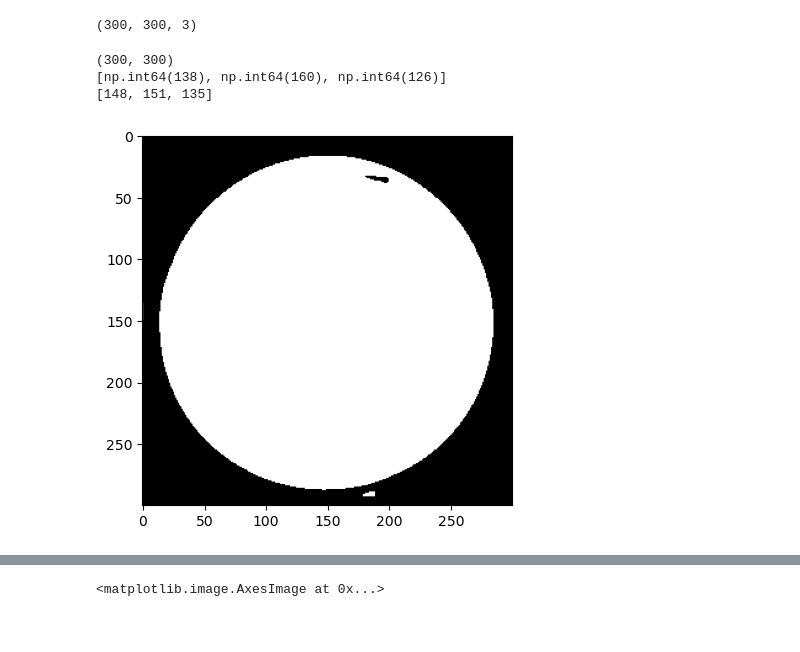
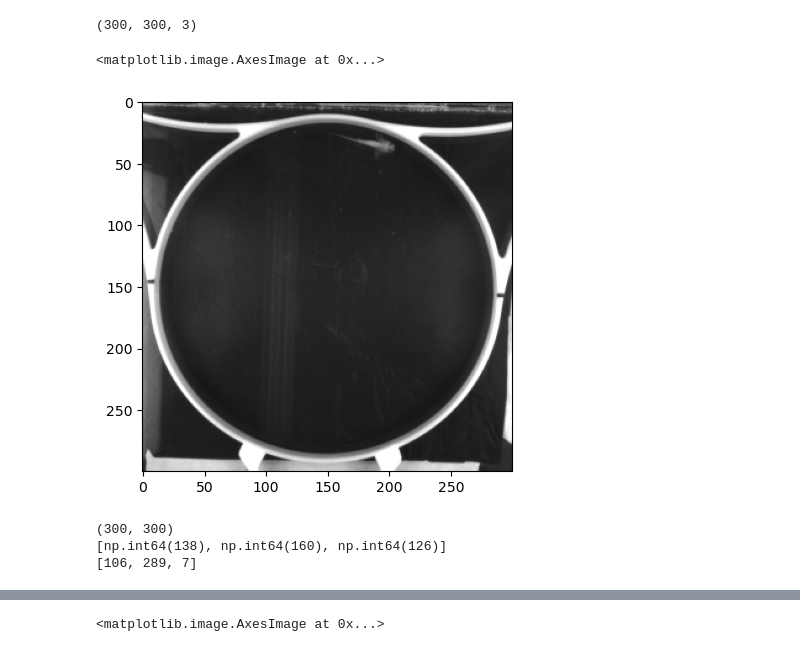
Before and after one commit to lengfei5/image_analysis_test, a Jupyter notebook: axolotl_tracking_batch_v1.3.beta.ipynb, the cells around one changed output, grey strips where cells are left out. Saved outputs shown, nothing was run; the diff lists cells and outputs as text; code cells hidden in the pictures.

```diff
--- a/axolotl_tracking_batch_v1.3.beta.ipynb
+++ b/axolotl_tracking_batch_v1.3.beta.ipynb
@@ -53,13 +55,12 @@ True
 ## global function to find alternative circle with fllodfill, findcontour and find minimal circle
 def circle_ostu_floodfill_contour_mincircle(frame, circle_center):
 
-    frame_ring = frame
+    frame_ring = frame.copy()
 
     circle_x = circle_center[0]
     circle_y = circle_center[1]
 
     mask_ring = np.zeros(frame_ring.shape)
-    #mask = cv2.circle(mask, (147, 155), 130, (255,255,255), -1)
     mask_ring = cv2.circle(mask_ring, (circle_x, circle_y), 150 , (255,255,255), -1)
 
     frame_ring[mask_ring ==  0] = 0
@@ -200,6 +201,6 @@ nb of videos to process: 19:
 # %%
 ## test only specific video
-folder_names = folder_names[1]
+#folder_names = folder_names[0]
 
 #print(folder_names)
 #if isinstance(folder_names, str):
@@ -514,7 +537,7 @@ print(len(folder_names))
 19
 # %%
 ## test only specific video
-folder_names = folder_names[1]
+folder_names = folder_names[0]
 #print(folder_names)
 if isinstance(folder_names, str):
     folder_names = [folder_names]
@@ -616,6 +639,11 @@ print(this)
 print(frame.shape)
 # %% [output]
 (300, 300, 3)
+# %%
+plt.imshow(frame,'gray')
+# %% [output]
+<matplotlib.image.AxesImage at 0x...>
+[figure, added]
 # %%
 #gray_frame = cv2.cvtColor(frame, cv2.COLOR_BGR2GRAY)
 #blur_frame = cv2.medianBlur(gray_frame, 5)
@@ -654,8 +682,8 @@ if circles is not None:
 print(circle_position)
 
 try:
-    #circle_new = circle_ostu_floodfill_contour_mincircle(frame, [circle_x, circle_y])
-    circle_new = circle_ostu_floodfill_contour_mincircle(frame, [150, 150])
+    circle_new = circle_ostu_floodfill_contour_mincircle(frame, [circle_x, circle_y])
+    #circle_new = circle_ostu_floodfill_contour_mincircle(frame, [150, 150])
     print(circle_new)
 
     if circle_new is not None and circle_new[2] > 110:
@@ -663,6 +691,7 @@ try:
         circle_position = circle_new
 
 except:
+
     print("error in the alternative circle searching")
 
 
@@ -675,5 +704,4 @@ except:
 # %% [output]
 (300, 300)
 [np.int64(138), np.int64(160), np.int64(126)]
-[148, 151, 135]
+[106, 289, 7]
-[figure, removed]
```
Also changed, not shown: parts of 6 cells of this notebook, 1 other file.
